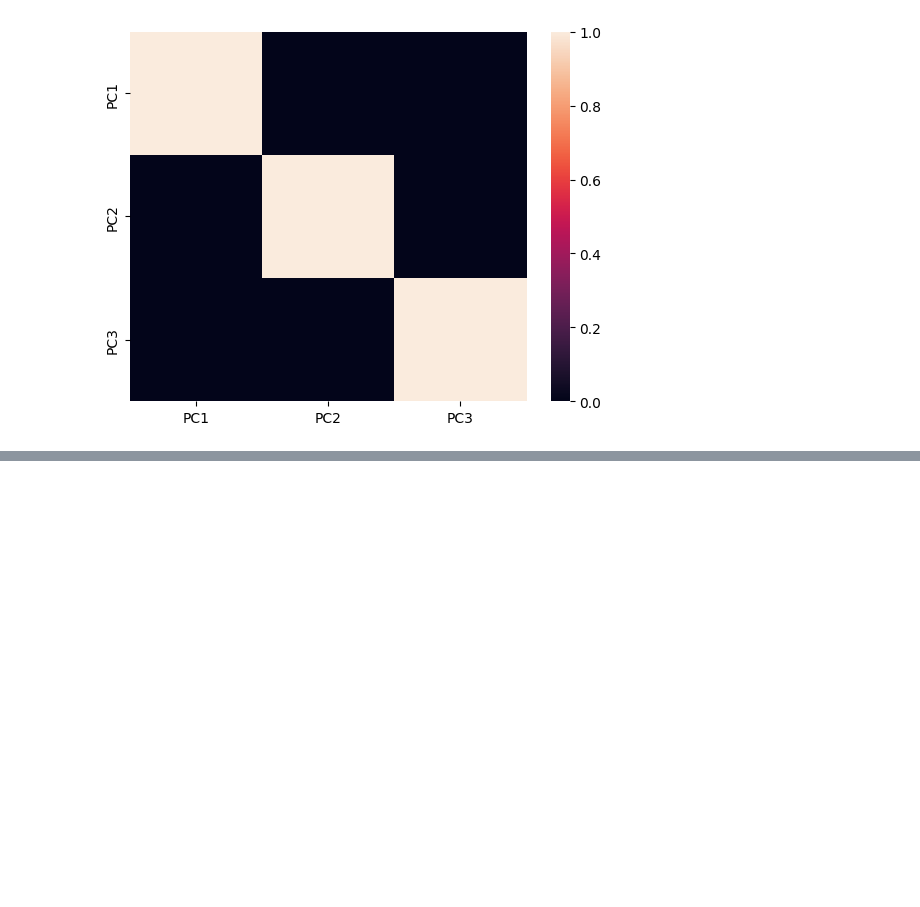
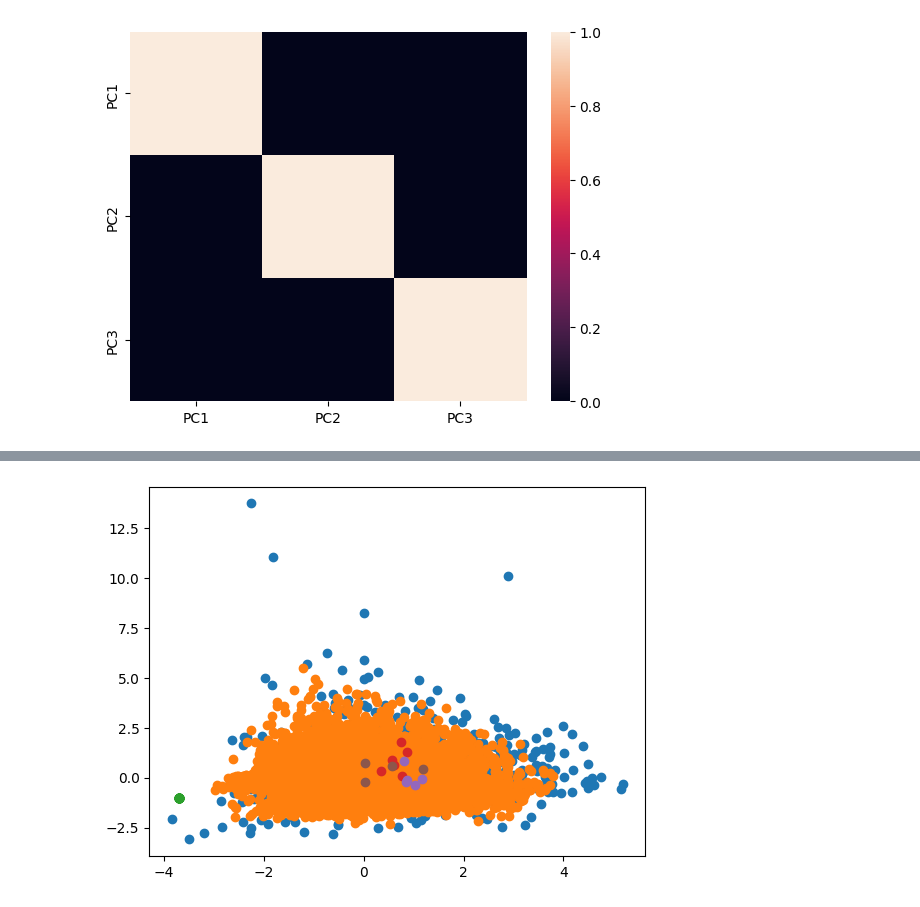
Before and after one commit to TobyBritton1/NewsBiasMapping, a Jupyter notebook: PCA.ipynb, the cells around one changed output, grey strips where cells are left out. Saved outputs shown, nothing was run; the diff lists cells and outputs as text; code cells hidden in the pictures; blank space fills up the shorter version.

```diff
--- a/PCA.ipynb
+++ b/PCA.ipynb
@@ -100,0 +164,15 @@ sns.heatmap(data_pca.corr())
+# %%
+labels = labelArticles[labelArticles['label'].notna()]['label']
+labelsCount = len(set(labels))
+for i in range(labelsCount):
+    i = i - 1
+    pc1 = []
+    pc2 = []
+    for j in range(len(labels)):
+        if labels[j] == i:
+            pc1.append(data_pca.iloc[j]['PC1'])
+            pc2.append(data_pca.iloc[j]['PC2'])
+    plt.scatter(pc1,pc2)
+plt.show()
+# %% [output]
+[figure, added]
```
Also changed, not shown: parts of 9 cells of this notebook, 2 other files.
